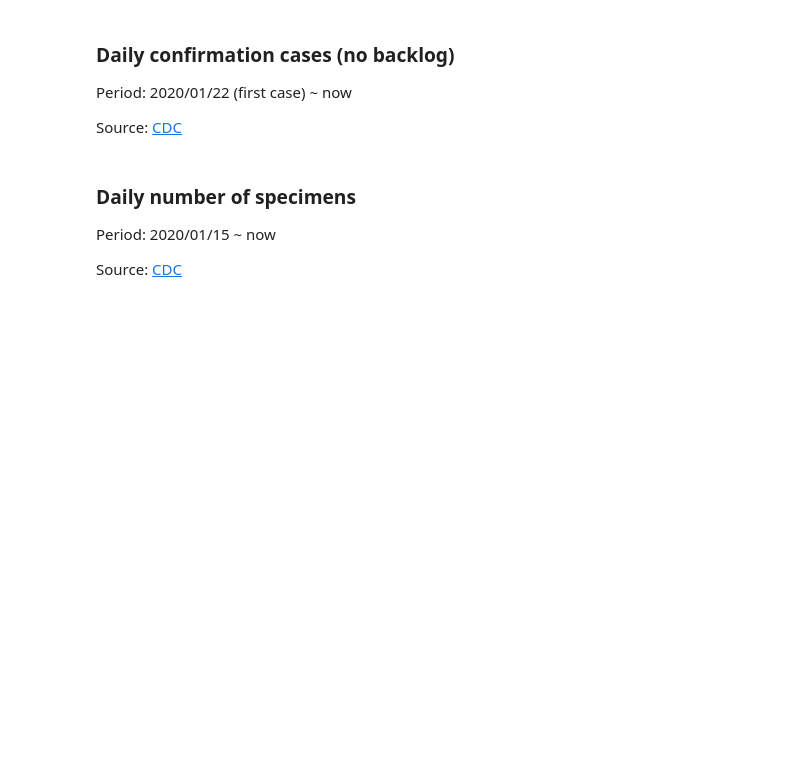
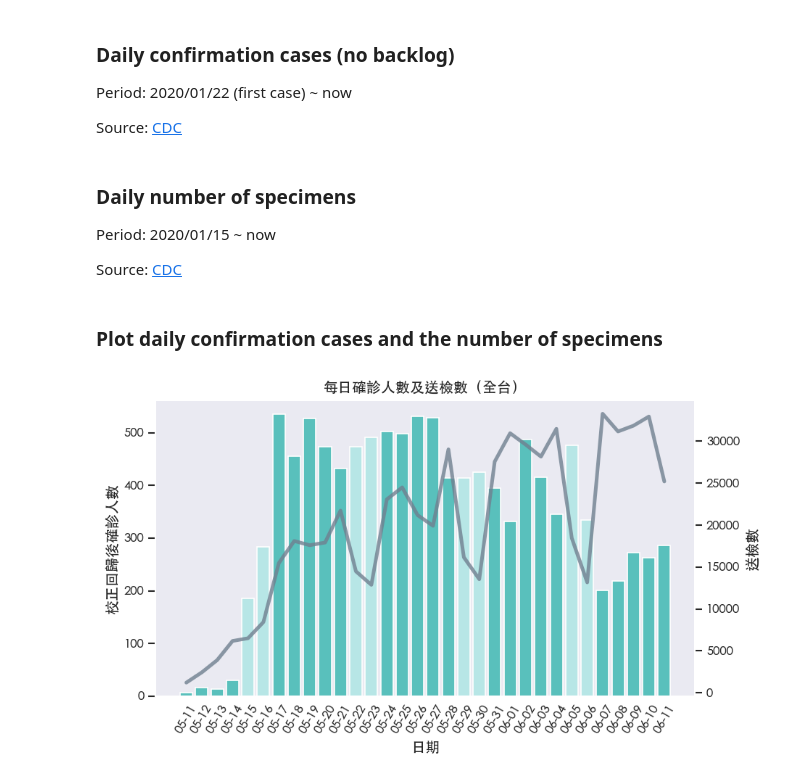
Before and after one commit to nknetsky/TW_COVID-19_visualization, a Jupyter notebook: daily_positive_rate.ipynb, the cells around one changed output. Drawn from its saved outputs; the diff is of its cells as text; code cells hidden in the pictures; blank space fills up the shorter version.

```diff
--- a/daily_positive_rate.ipynb
+++ b/daily_positive_rate.ipynb
@@ -118,0 +117,36 @@ weekend_color = combined["週末"].map({True: "lightsteelblue", False: "cornflow
+# %% [markdown]
+### Plot daily confirmation cases and the number of specimens
+# %%
+# Format the display of datetime in the x axis
+combined["日期"] = combined["日期"].apply(lambda x: x.strftime("%m-%d"))
+
+weekend_color = combined["週末"].map({True: "paleturquoise", False: "mediumturquoise"})
+
+ax = sns.barplot(
+    data=combined,
+    x="日期",
+    y="校正回歸後確診人數",
+    palette=weekend_color,
+)
+
+ax.set_xticklabels(ax.get_xticklabels(), rotation=60, va="center_baseline", ha="center")
+ax.grid(False)
+
+ax_twin = ax.twinx()
+sns.lineplot(
+    data=combined,
+    x="日期",
+    y="總送驗數",
+    linewidth=3,
+    color="slategray",
+    alpha=0.8,
+    ax=ax_twin,
+)
+ax_twin.grid(False)
+ax_twin.set_ylabel("送檢數")
+
+ax.set_title("每日確診人數及送檢數（全台）")
+
+plt.show()
+# %% [output]
+[figure, added]
```
Also changed, not shown: parts of 10 cells of this notebook, 2 other files.
